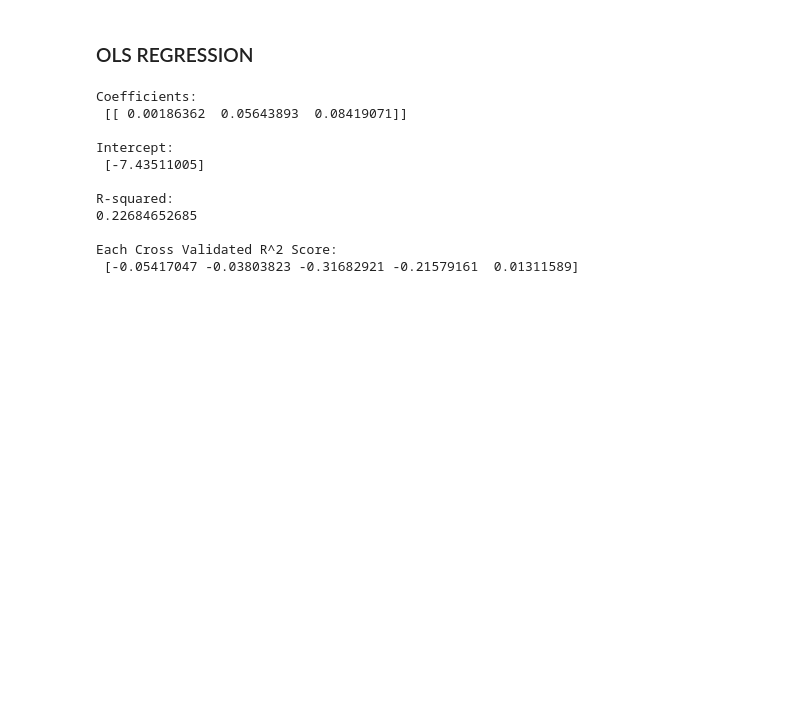
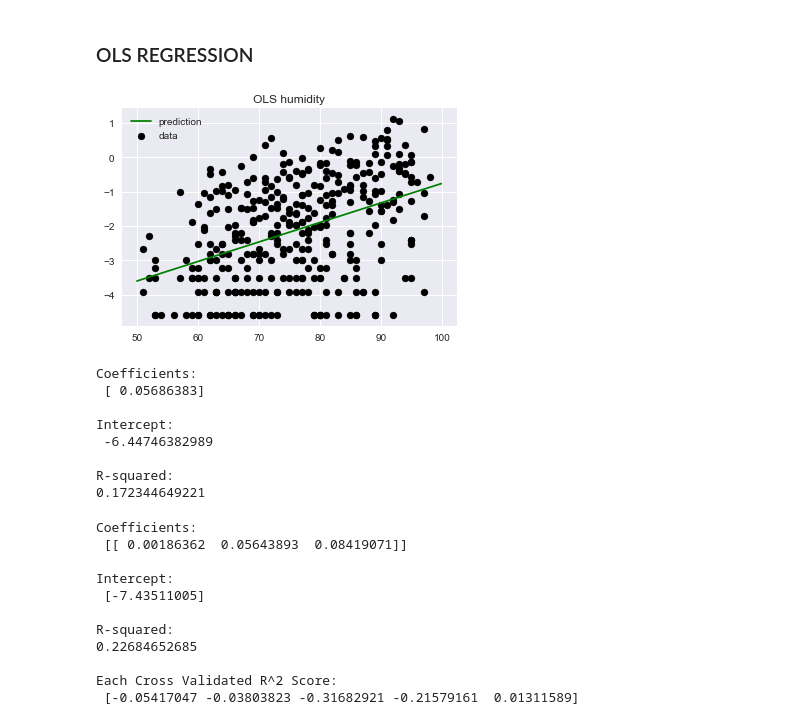
Before and after one commit to mguemon/Thinkful-, a Jupyter notebook: Challenge_ModelComparison.ipynb, the cells around one changed output. Drawn from its saved outputs; the diff is of its cells as text; code cells hidden in the pictures; blank space fills up the shorter version.

```diff
--- a/Challenge_ModelComparison.ipynb
+++ b/Challenge_ModelComparison.ipynb
@@ -633,3 +633,42 @@ The correlation between humidity and log(precipitation) is 0.42.
 The correlation between wind  and log(precipitation) is 0.24.
 # %% [markdown]
 ### OLS REGRESSION
+# %%
+# Instantiate and fit our model.
+regr = linear_model.LinearRegression()
+X = pd.DataFrame(df.humidity)
+Y = np.log(df.precipitation)
+regr.fit(X, Y)
+
+# Set up our prediction line.
+T = np.arange(50, 100, 0.1)[:, np.newaxis]
+
+# Trailing underscores are a common convention for a prediction.
+Y_ = regr.predict(T)
+
+
+plt.scatter(X, Y, c='k', label='data')
+plt.plot(T, Y_, c='g', label='prediction')
+plt.legend()
+plt.title('OLS humidity')
+plt.show()
+
+
+
+
+
+# Inspect the results.
+print('\nCoefficients: \n', regr.coef_)
+print('\nIntercept: \n', regr.intercept_)
+print('\nR-squared:')
+print(regr.score(X, Y))
+# %% [output]
+[figure, added]
+Coefficients:
+ [ 0.05686383]
+
+Intercept:
+ -6.44746382989
+
+R-squared:
+0.172344649221
```
Also changed, not shown: parts of 1 cell of this notebook.
